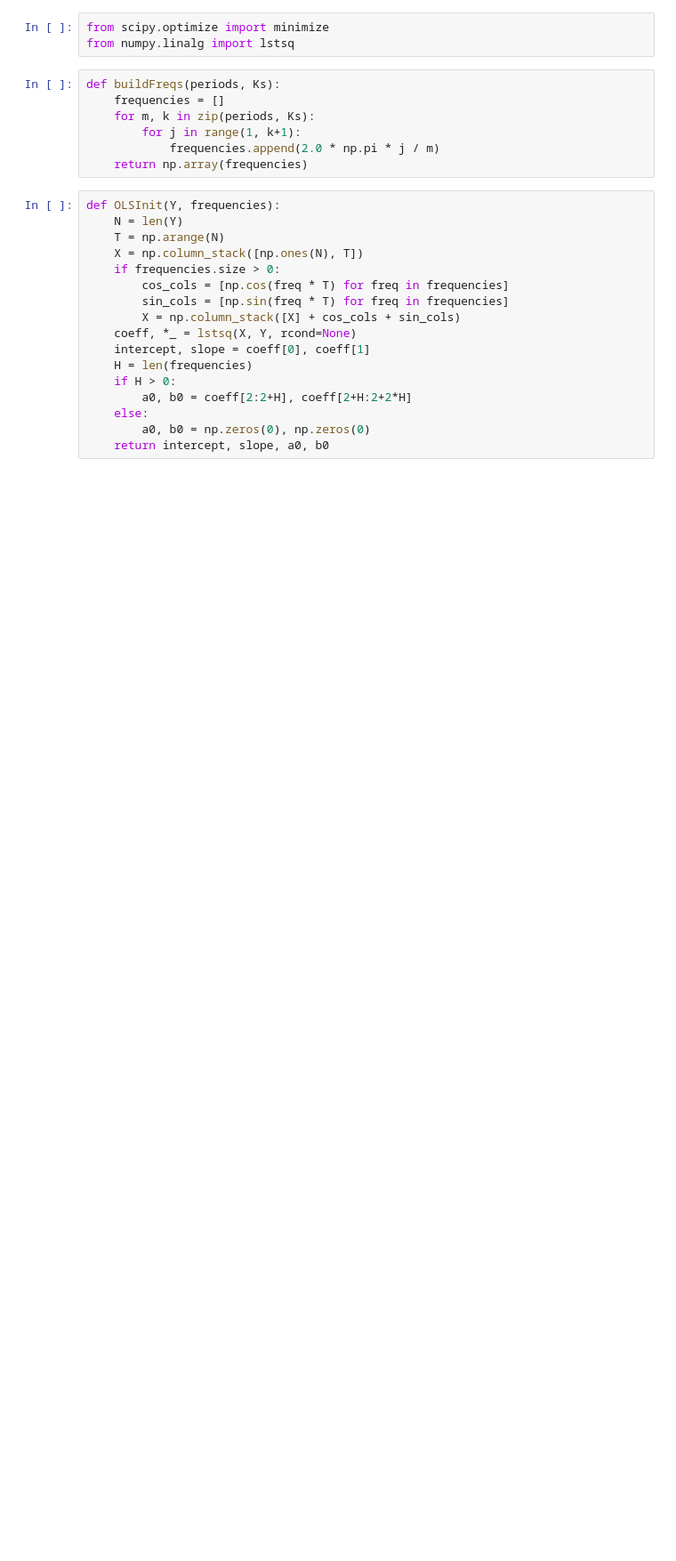
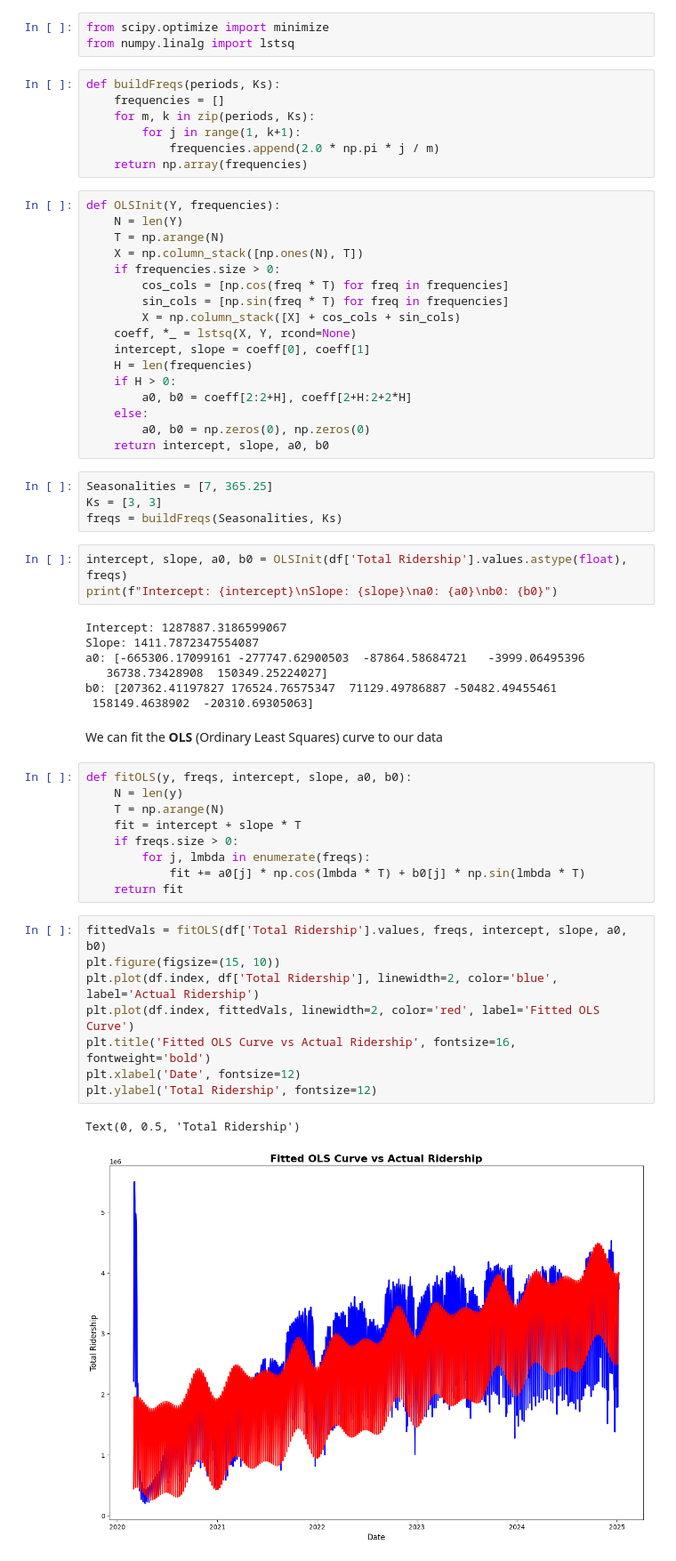
Before and after one commit to Raiden-Makoto/ScaryVirus, a Jupyter notebook: TBATS.ipynb, the cells around one changed output. Shown: that part at 89% size. Saved outputs shown, nothing was run; the diff lists cells and outputs as text; blank space fills up the shorter version.

Commit message:
completed OLS curve stuff

```diff
--- a/TBATS.ipynb
+++ b/TBATS.ipynb
@@ -91,3 +89,39 @@ def OLSInit(Y, frequencies):
     else:
         a0, b0 = np.zeros(0), np.zeros(0)
     return intercept, slope, a0, b0
+# %%
+Seasonalities = [7, 365.25]
+Ks = [3, 3]
+freqs = buildFreqs(Seasonalities, Ks)
+# %%
+intercept, slope, a0, b0 = OLSInit(df['Total Ridership'].values.astype(float), freqs)
+print(f"Intercept: {intercept}\nSlope: {slope}\na0: {a0}\nb0: {b0}")
+# %% [output]
+Intercept: 1287887.3186599067
+Slope: 1411.7872347554087
+a0: [-665306.17099161 -277747.62900503  -87864.58684721   -3999.06495396
+   36738.73428908  150349.25224027]
+b0: [207362.41197827 176524.76575347  71129.49786887 -50482.49455461
+ 158149.4638902  -20310.69305063]
+# %% [markdown]
+We can fit the **OLS** (Ordinary Least Squares) curve to our data
+# %%
+def fitOLS(y, freqs, intercept, slope, a0, b0):
+    N = len(y)
+    T = np.arange(N)
+    fit = intercept + slope * T
+    if freqs.size > 0:
+        for j, lmbda in enumerate(freqs):
+            fit += a0[j] * np.cos(lmbda * T) + b0[j] * np.sin(lmbda * T)
+    return fit
+# %%
+fittedVals = fitOLS(df['Total Ridership'].values, freqs, intercept, slope, a0, b0)
+plt.figure(figsize=(15, 10))
+plt.plot(df.index, df['Total Ridership'], linewidth=2, color='blue', label='Actual Ridership')
+plt.plot(df.index, fittedVals, linewidth=2, color='red', label='Fitted OLS Curve')
+plt.title('Fitted OLS Curve vs Actual Ridership', fontsize=16, fontweight='bold')
+plt.xlabel('Date', fontsize=12)
+plt.ylabel('Total Ridership', fontsize=12)
+# %% [output]
+Text(0, 0.5, 'Total Ridership')
+[figure, added]
```
Also changed, not shown: parts of 2 cells of this notebook.
